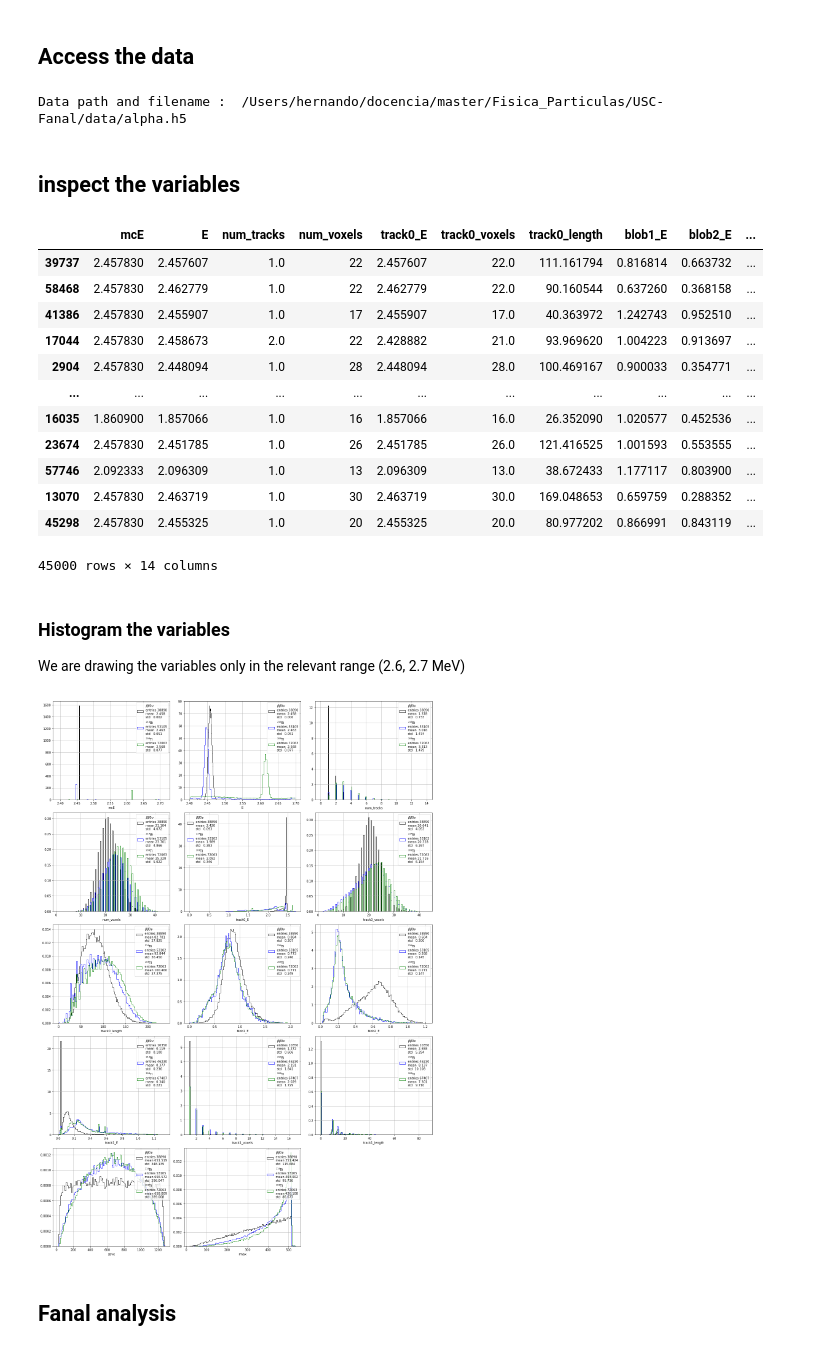
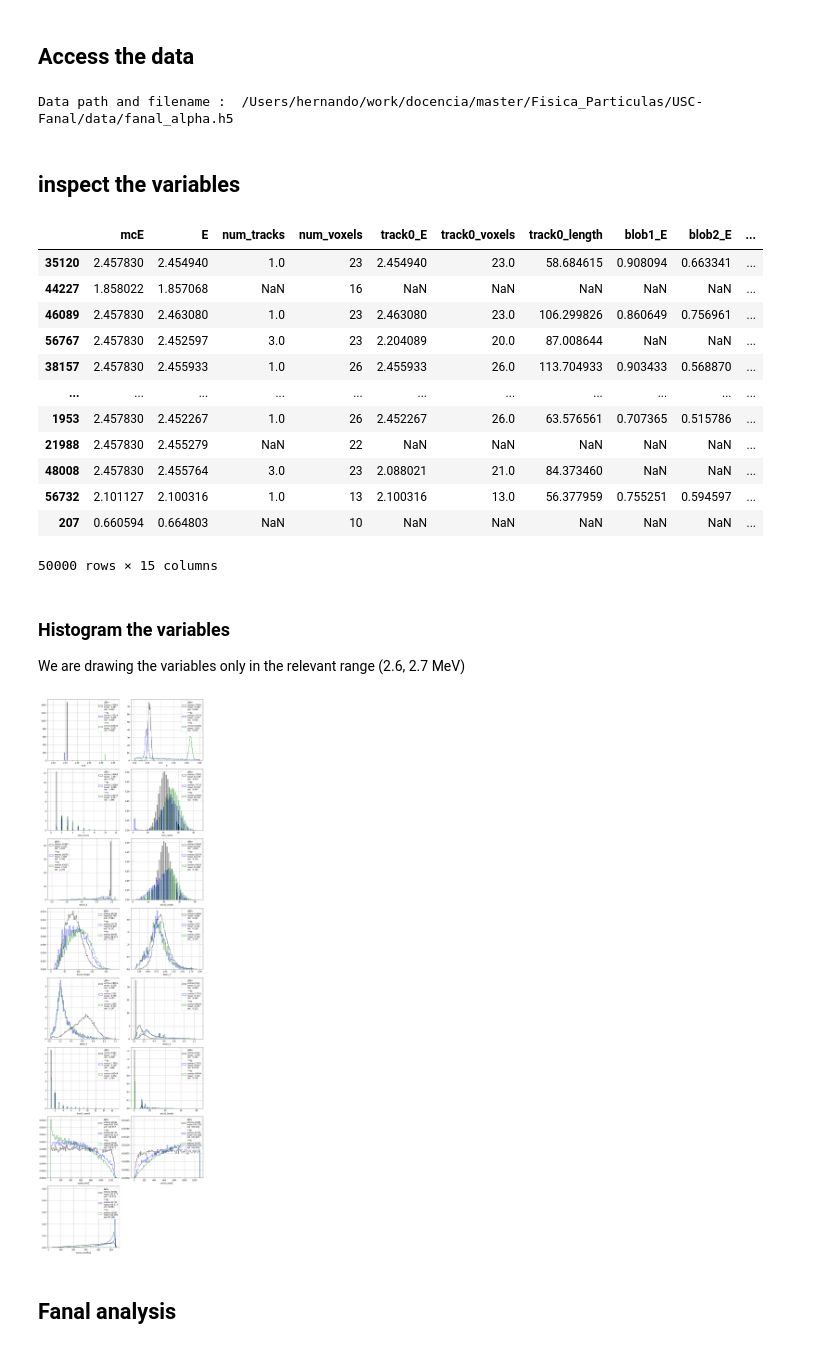
Before and after one commit to jahernando/USC-Fanal, a Jupyter notebook: NB/guide/fanal_def.ipynb, the cells around one changed output. Saved outputs shown, nothing was run; the diff lists cells and outputs as text; code cells hidden in the pictures.

```diff
--- a/NB/guide/fanal_def.ipynb
+++ b/NB/guide/fanal_def.ipynb
@@ -79,35 +80,41 @@ pltext.style()
    * The rest of the varaibles are the 'measurable' quantities and can be used in the analysis.
 # %% [markdown]
 ## Access the data
+# %%
+coll   = 'alpha'
+erange = (2.40, 2.650)
+eroi   = (2.44, 2.475)
+eblob2 = (0.4, np.inf)
 # %%
-#dirpath = '/Users/hernando/docencia/master/Fisica_Particulas/USC-Fanal/data/'
+dirpath = '/Users/hernando/work/docencia/master/Fisica_Particulas/USC-Fanal/data/'
+coll = 'alpha'
 # %%
-filename = '/data/alpha.h5'
+filename = 'fanal_' + coll + '.h5'
 print('Data path and filename : ', dirpath + filename)
 
 mcbi = pd.read_hdf(dirpath + filename, key = 'mc/bi214')
 mctl = pd.read_hdf(dirpath + filename, key = 'mc/tl208')
 mcbb = pd.read_hdf(dirpath + filename, key = 'mc/bb0nu')
 # %% [output]
-Data path and filename :  /Users/hernando/docencia/master/Fisica_Particulas/USC-Fanal/data/alpha.h5
+Data path and filename :  /Users/hernando/work/docencia/master/Fisica_Particulas/USC-Fanal/data/fanal_alpha.h5
 # %% [markdown]
 ## inspect the variables
 # %%
 mcbb
 # %% [output]
 |  | mcE | E | num_tracks | num_voxels | track0_E | track0_voxels | track0_length | blob1_E | blob2_E | ... |
-| 39737 | 2.457830 | 2.457607 | 1.0 | 22 | 2.457607 | 22.0 | 111.161794 | 0.816814 | 0.663732 | ... |
-| 58468 | 2.457830 | 2.462779 | 1.0 | 22 | 2.462779 | 22.0 | 90.160544 | 0.637260 | 0.368158 | ... |
-| 41386 | 2.457830 | 2.455907 | 1.0 | 17 | 2.455907 | 17.0 | 40.363972 | 1.242743 | 0.952510 | ... |
-| 17044 | 2.457830 | 2.458673 | 2.0 | 22 | 2.428882 | 21.0 | 93.969620 | 1.004223 | 0.913697 | ... |
-| 2904 | 2.457830 | 2.448094 | 1.0 | 28 | 2.448094 | 28.0 | 100.469167 | 0.900033 | 0.354771 | ... |
+| 35120 | 2.457830 | 2.454940 | 1.0 | 23 | 2.454940 | 23.0 | 58.684615 | 0.908094 | 0.663341 | ... |
+| 44227 | 1.858022 | 1.857068 | NaN | 16 | NaN | NaN | NaN | NaN | NaN | ... |
+| 46089 | 2.457830 | 2.463080 | 1.0 | 23 | 2.463080 | 23.0 | 106.299826 | 0.860649 | 0.756961 | ... |
+| 56767 | 2.457830 | 2.452597 | 3.0 | 23 | 2.204089 | 20.0 | 87.008644 | NaN | NaN | ... |
+| 38157 | 2.457830 | 2.455933 | 1.0 | 26 | 2.455933 | 26.0 | 113.704933 | 0.903433 | 0.568870 | ... |
 | ... | ... | ... | ... | ... | ... | ... | ... | ... | ... | ... |
-| 16035 | 1.860900 | 1.857066 | 1.0 | 16 | 1.857066 | 16.0 | 26.352090 | 1.020577 | 0.452536 | ... |
-| 23674 | 2.457830 | 2.451785 | 1.0 | 26 | 2.451785 | 26.0 | 121.416525 | 1.001593 | 0.553555 | ... |
-| 57746 | 2.092333 | 2.096309 | 1.0 | 13 | 2.096309 | 13.0 | 38.672433 | 1.177117 | 0.803900 | ... |
-| 13070 | 2.457830 | 2.463719 | 1.0 | 30 | 2.463719 | 30.0 | 169.048653 | 0.659759 | 0.288352 | ... |
-| 45298 | 2.457830 | 2.455325 | 1.0 | 20 | 2.455325 | 20.0 | 80.977202 | 0.866991 | 0.843119 | ... |
+| 1953 | 2.457830 | 2.452267 | 1.0 | 26 | 2.452267 | 26.0 | 63.576561 | 0.707365 | 0.515786 | ... |
+| 21988 | 2.457830 | 2.455279 | NaN | 22 | NaN | NaN | NaN | NaN | NaN | ... |
+| 48008 | 2.457830 | 2.455764 | 3.0 | 23 | 2.088021 | 21.0 | 84.373460 | NaN | NaN | ... |
+| 56732 | 2.101127 | 2.100316 | 1.0 | 13 | 2.100316 | 13.0 | 56.377959 | 0.755251 | 0.594597 | ... |
+| 207 | 0.660594 | 0.664803 | NaN | 10 | NaN | NaN | NaN | NaN | NaN | ... |
-45000 rows × 14 columns
+50000 rows × 15 columns
 # %% [markdown]
 ### Histogram the variables
 
@@ -131,14 +139,13 @@ def selection(df, varname, varrange):
     return sel
 # %%
 ename = 'E'
-erange = (2.4, 2.7)       # energy range
 # filter the MC DF only consider events with energy in the energy-range
 xmcs  = [mc[selection(mc, ename, erange)] for mc in mcs]
 
 # plot the distribution of all the variables
-pltext.dfs_inspect(xmcs, dfnames = ssamples, ncolumns = 3)
+pltext.dfs_inspect(xmcs, dfnames = ssamples, ncolumns = 2)
 # %% [output]
-[figure, old version]
+[figure, new version]
 # %% [markdown]
 ## Fanal analysis
 # %% [markdown]
```
Also changed, not shown: parts of 9 cells of this notebook.
